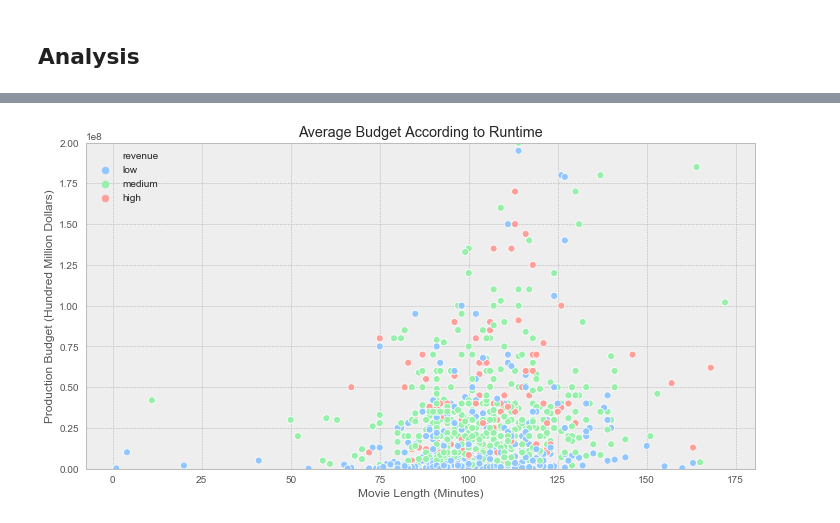
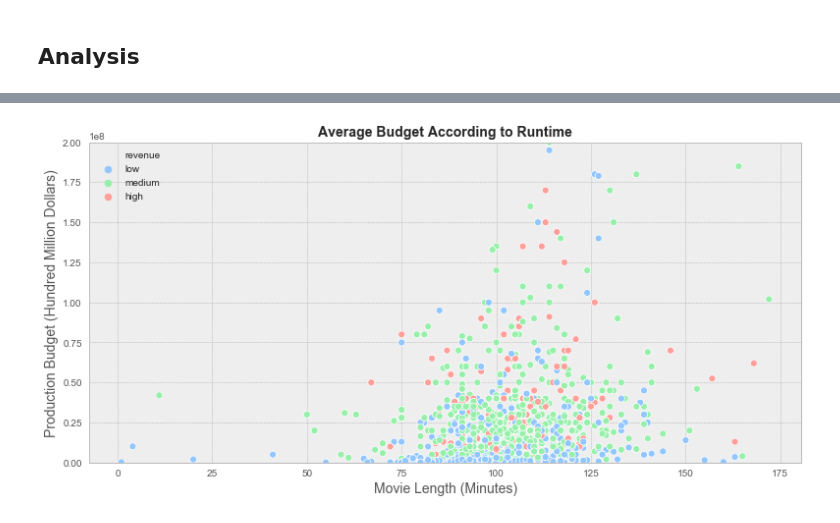
Before and after one commit to sidneykung/Movie-Data-Analysis, a Jupyter notebook: final_analysis.ipynb, the cells around one changed output, grey strips where cells are left out. Saved outputs shown, nothing was run; the diff lists cells and outputs as text; code cells hidden in the pictures.

```diff
--- a/final_analysis.ipynb
+++ b/final_analysis.ipynb
@@ -126,21 +126,21 @@ all_movies['revenue'] = pd.cut(all_movies['raw_revenue'], bins=[-1614407,1387497
 # %%
 # create scatterplot using seaborn
 plt.style.use('seaborn-pastel')
-fig, ax = plt.subplots(figsize=(12,6))
+fig, ax = plt.subplots(figsize=(13,6))
 sns.scatterplot(data=all_movies, x="runtime_minutes", y="production_budget", hue="revenue", hue_order=['low','medium','high'])
 
 # legend in upper left corner
 plt.legend(loc=2)
 
 # setting title, axis labels and y-limit
-ax.set_xlabel('Movie Length (Minutes)')
-ax.set_ylabel('Production Budget (Hundred Million Dollars)')
-ax.set_title('Average Budget According to Runtime')
+ax.set_xlabel('Movie Length (Minutes)', fontsize=14)
+ax.set_ylabel('Production Budget (Hundred Million Dollars)', fontsize=14)
+ax.set_title('Average Budget According to Runtime', fontsize=14, weight='bold')
 
 # set y-limit
 ax.set_ylim(0, 200000000)
 
-plt.savefig('visualizations/avg_budget_runtime.pdf')
+plt.savefig('visualizations/avg_budget_runtime.png', bbox_inches = "tight", pad_inches=.5)
 plt.show()
 # %% [output]
-[figure, old version]
+[figure, new version]
```
Also changed, not shown: parts of 21 cells of this notebook, 1 other file.
